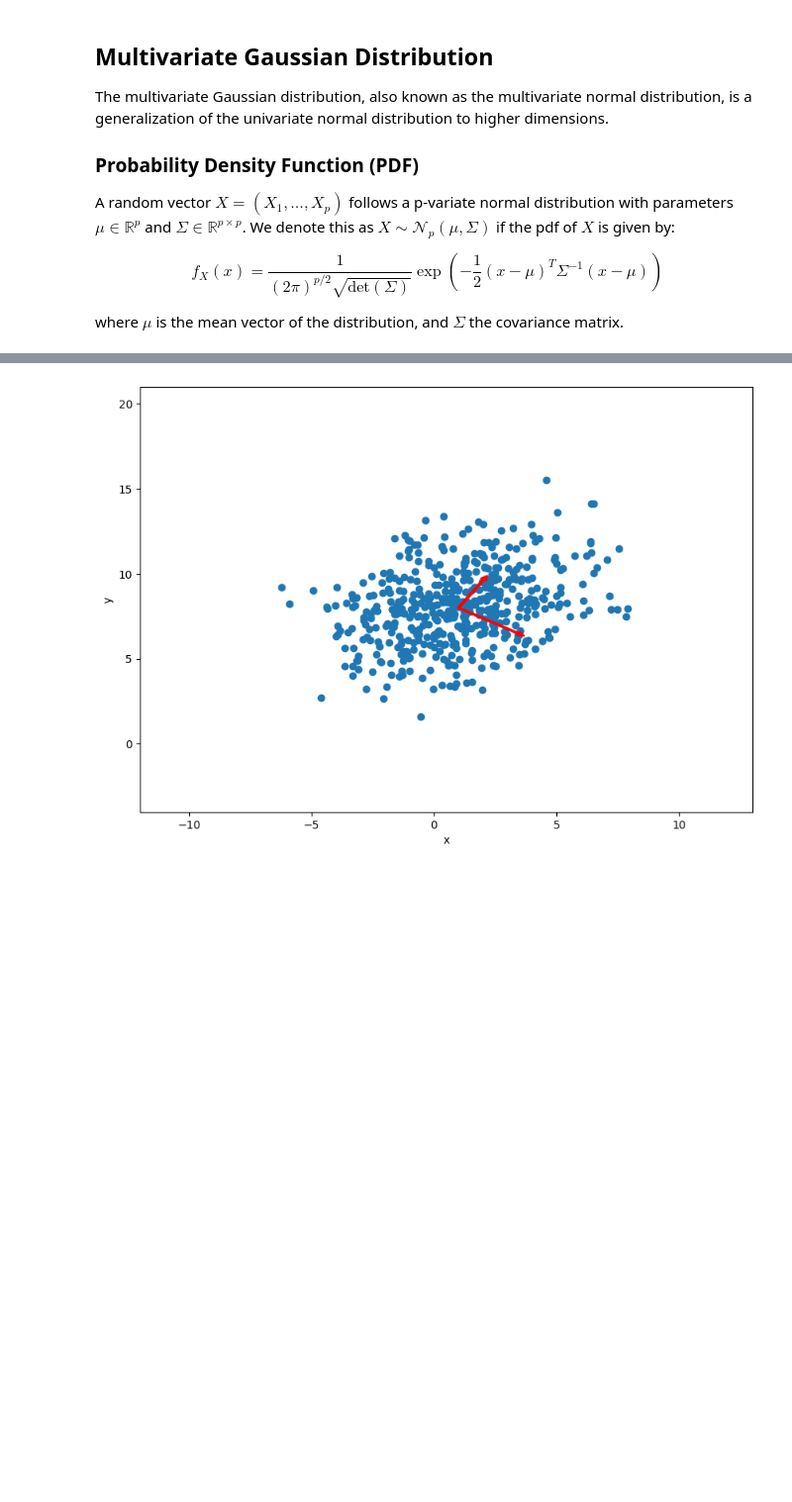
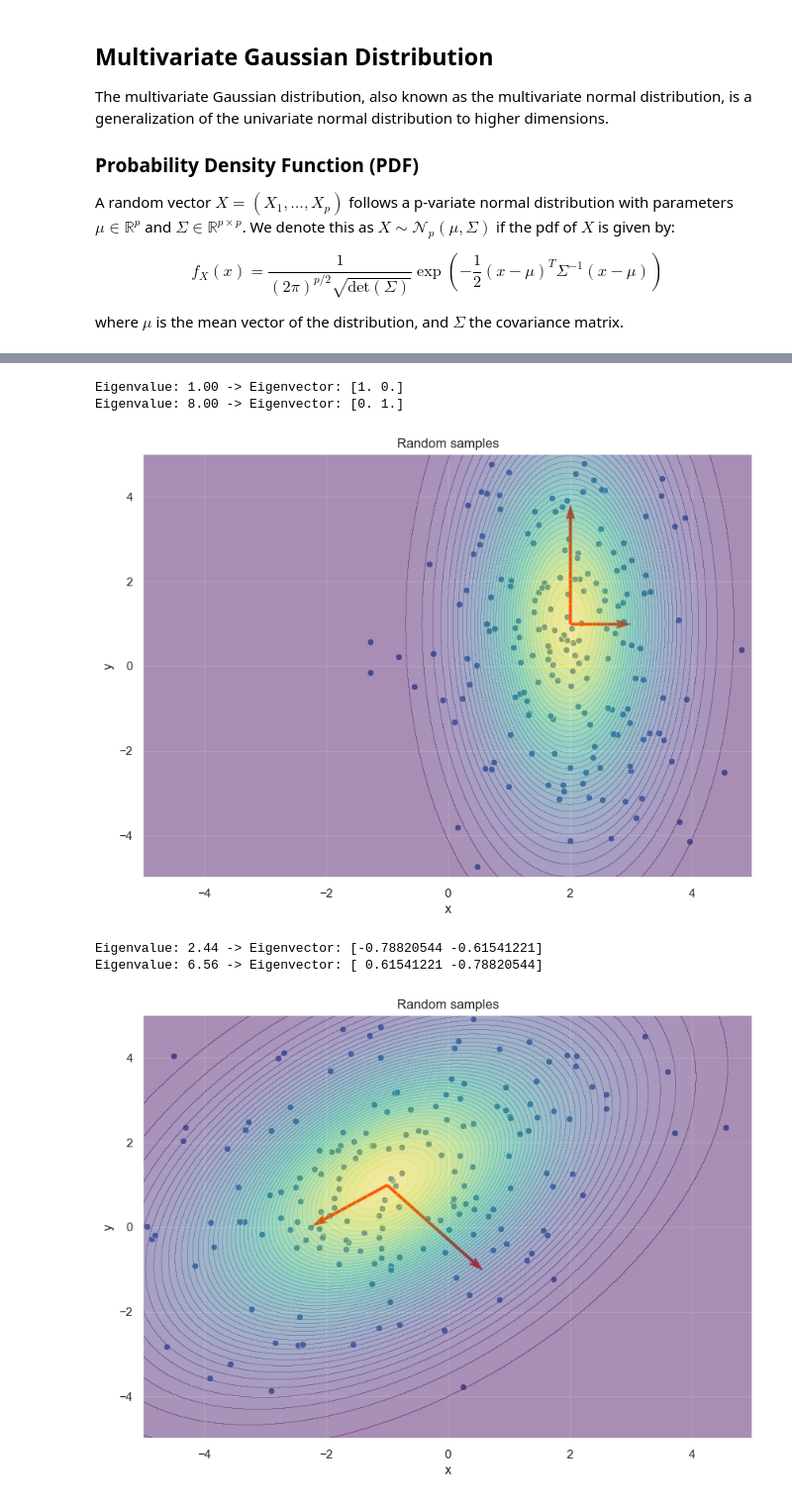
Before and after one commit to kinik93/StatisticalRevive, a Jupyter notebook: MultivariateGaussian.ipynb, the cells around one changed output, grey strips where cells are left out. Shown at 99% size. Saved outputs shown, nothing was run; the diff lists cells and outputs as text; code cells hidden in the pictures; blank space fills up the shorter version.

```diff
--- a/MultivariateGaussian.ipynb
+++ b/MultivariateGaussian.ipynb
@@ -79,7 +107,20 @@ plot_samples(mean, cov)
 # %%
-mean = np.array([1.0, 8.0])
-cov = np.array([[7, 2], [2, 5]])
+mean = np.array([2.0, 1.0])
+cov = np.array([[1, 0], [0, 8]])
+print_eigs(cov)
 
-plot_samples(mean, cov, 500)
+plot_samples(mean, cov, plot_contour=True, xlim_min=-5, xlim_max=5, ylim_min=-5, ylim_max=5)
 # %% [output]
+Eigenvalue: 1.00 -> Eigenvector: [1. 0.]
+Eigenvalue: 8.00 -> Eigenvector: [0. 1.]
-[figure, old version]
+[figure, new version]
+# %%
+mean = np.array([-1.0, 1.0])
+cov = np.array([[4, 2], [2, 5]])
+print_eigs(cov)
+
+plot_samples(mean, cov, plot_contour=True, xlim_min=-5, xlim_max=5, ylim_min=-5, ylim_max=5)
+# %% [output]
+Eigenvalue: 2.44 -> Eigenvector: [-0.78820544 -0.61541221]
+Eigenvalue: 6.56 -> Eigenvector: [ 0.61541221 -0.78820544]
+[figure, added]
```
Also changed, not shown: parts of 7 cells of this notebook.
